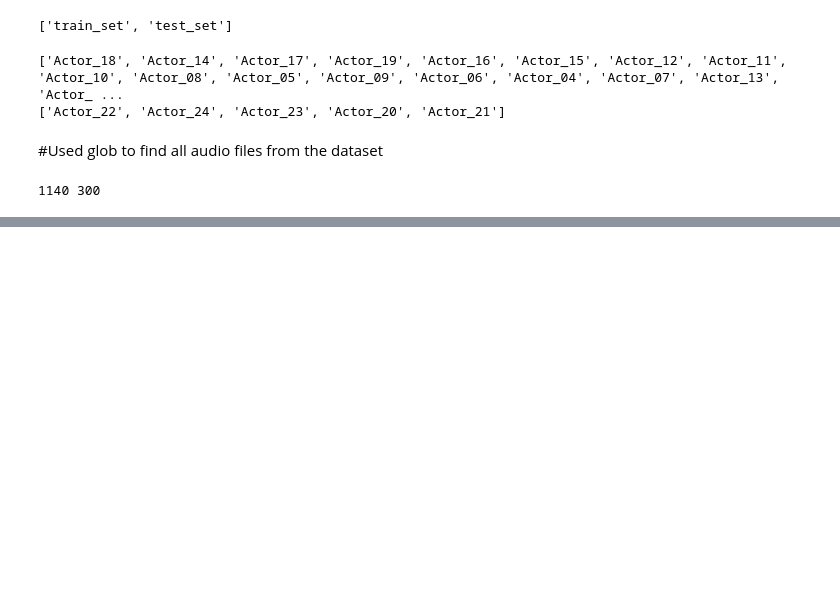
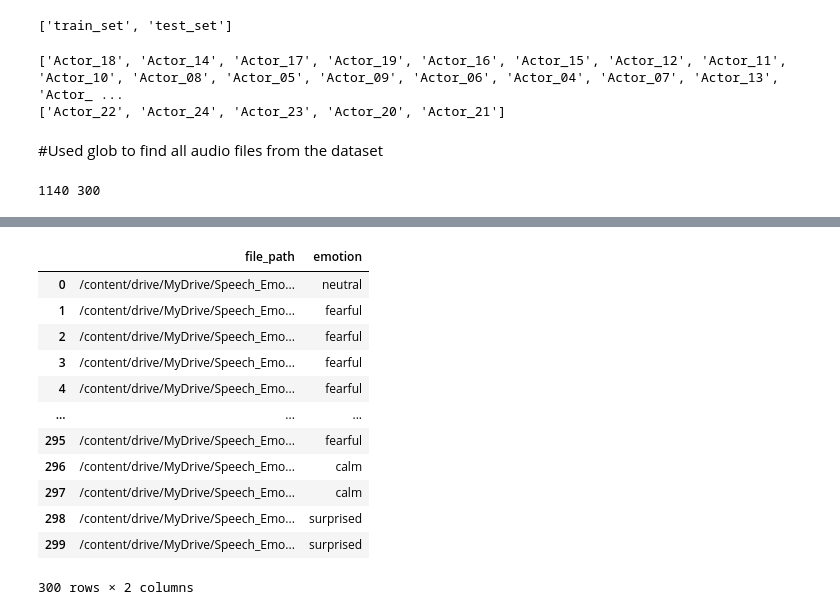
Before and after one commit to salih-salu/Speech_Emotion_Recognition_using_AudioFiles, a Jupyter notebook: Speech_Emotion_Recognition.ipynb, the cells around one changed output, grey strips where cells are left out. Cells and saved outputs as stored; diff of their text form; code cells hidden in the pictures; blank space fills up the shorter version.

```diff
--- a/Speech_Emotion_Recognition.ipynb
+++ b/Speech_Emotion_Recognition.ipynb
@@ -97,0 +116,18 @@ test_df = pd.DataFrame({
+# %%
+test_df["emotion"] = test_df["file_path"].apply(get_emotion)
+# %%
+test_df
+# %% [output]
+|  | file_path | emotion |
+| 0 | /content/drive/MyDrive/Speech_Emo... | neutral |
+| 1 | /content/drive/MyDrive/Speech_Emo... | fearful |
+| 2 | /content/drive/MyDrive/Speech_Emo... | fearful |
+| 3 | /content/drive/MyDrive/Speech_Emo... | fearful |
+| 4 | /content/drive/MyDrive/Speech_Emo... | fearful |
+| ... | ... | ... |
+| 295 | /content/drive/MyDrive/Speech_Emo... | fearful |
+| 296 | /content/drive/MyDrive/Speech_Emo... | calm |
+| 297 | /content/drive/MyDrive/Speech_Emo... | calm |
+| 298 | /content/drive/MyDrive/Speech_Emo... | surprised |
+| 299 | /content/drive/MyDrive/Speech_Emo... | surprised |
+300 rows × 2 columns
```
Also changed, not shown: parts of 11 cells of this notebook.
